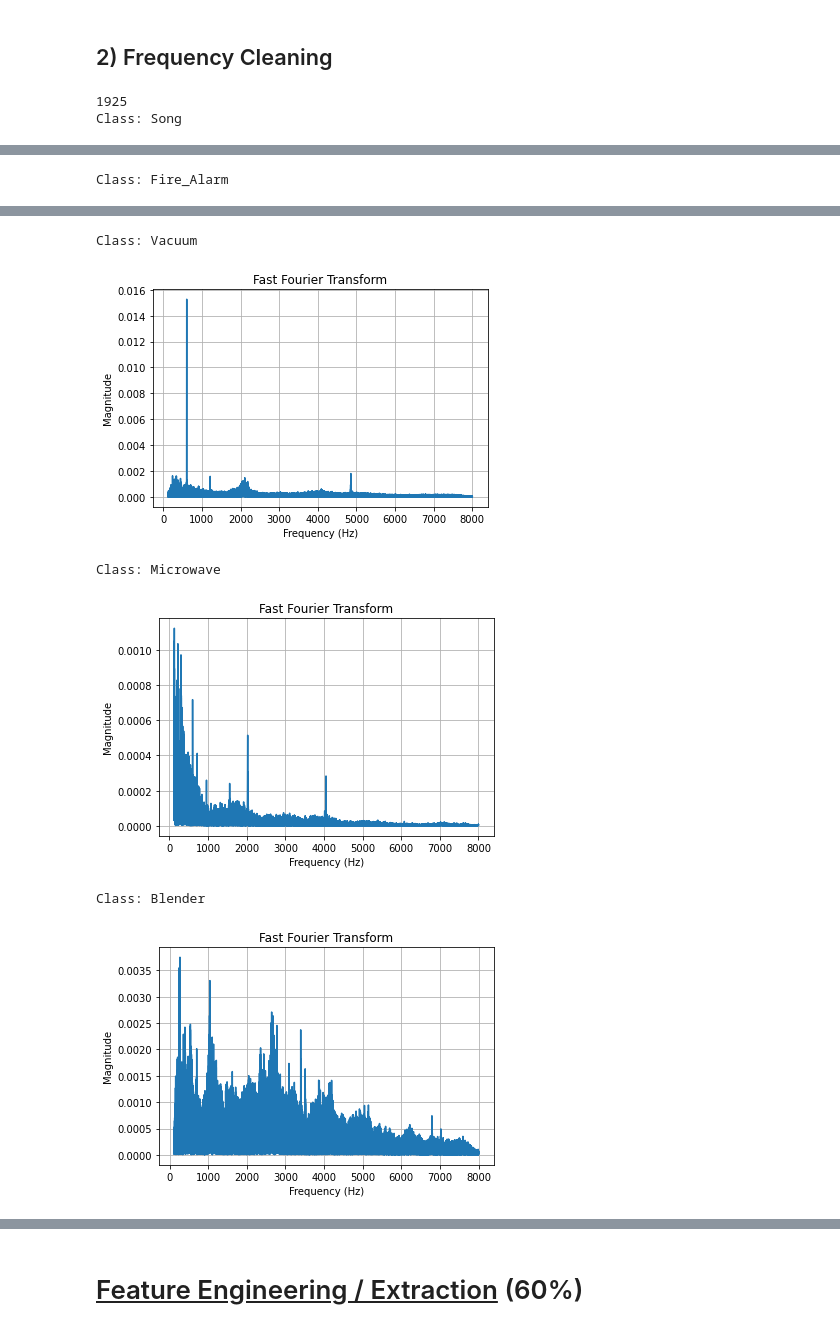
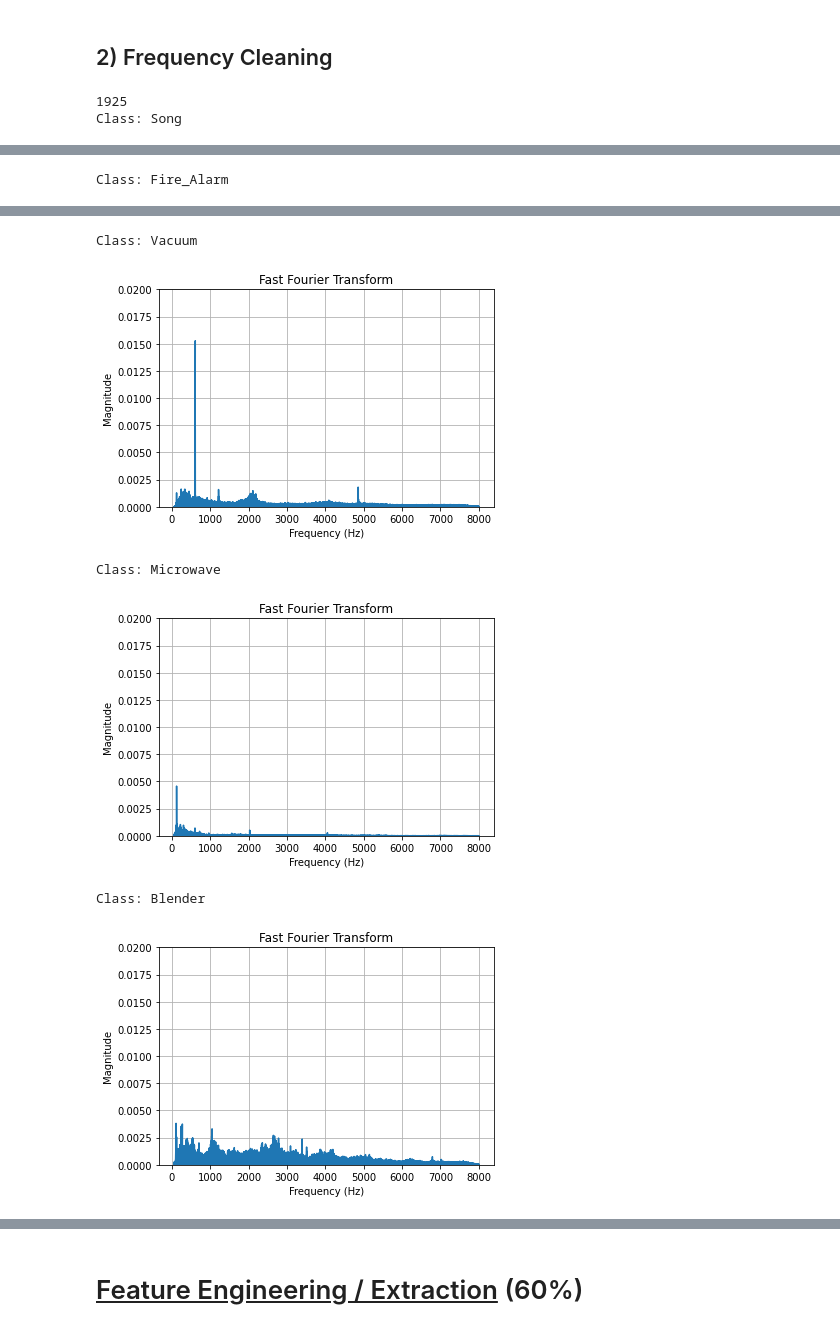
Before and after one commit to mickidymick/machine_learning, a Jupyter notebook: Assignment_2/Main_Notebook.ipynb, the cells around one changed output, grey strips where cells are left out. Drawn from its saved outputs; the diff is of its cells as text; code cells hidden in the pictures.

```diff
--- a/Assignment_2/Main_Notebook.ipynb
+++ b/Assignment_2/Main_Notebook.ipynb
@@ -51,6 +51,7 @@ class File:
         self.bin_windows             = []
         self.domain_spec_f           = []
         self.domain_spec_f_windows   = []
+        self.window_l                = []
 
         self.print_file(0)
 
@@ -118,11 +119,18 @@ class File:
 
             self.domain_spec_f.append(avg_l)
 
+    # normalize the yf data
+    def normalize(self):
+        for file in trange(self.num_files):
+            max_num = max(self.yf[file])
+            self.yf[file] = [(x / max_num) for x in self.yf[file]]
+
     # create a list of domain-specifc features for this class
     def create_windowed_domain_spec_f(self, freqs):
         self.domain_spec_f_windows = []
         window_size      = int(len(self.samples[0]) * self.window_size)
         move_window      = int(len(self.samples[0]) * (self.window_size * self.window_overlap))
+        self.window_l    = []
 
         for file in trange(self.num_files):
             begin = 0
@@ -136,6 +144,10 @@ class File:
                     end = len(self.samples[0])-1
 
                 xf, yf = self.fft_method(file, begin, end)
+                self.window_l.append((begin, end))
+
+                max_num = max(yf)
+                yf = [(x / max_num) for x in yf]
 
                 avg_l = []
                 for one in freqs:
@@ -214,6 +226,7 @@ class File:
         plt.title("Fast Fourier Transform")
         plt.plot(self.xf[num], self.yf[num])
         plt.grid()
+        plt.ylim([0,0.02])
         plt.xlabel("Frequency (Hz)")
         plt.ylabel("Magnitude")
         plt.show()
@@ -224,6 +237,7 @@ class File:
         plt.title("Wave Form")
         librosa.display.waveshow(self.samples[num], sr=self.sampling_rate)
         plt.xlabel("Time (seconds)")
+        plt.ylim([-1,1])
         plt.ylabel("Amplitude")
         plt.show()
 
@@ -233,6 +247,7 @@ class File:
         plt.title("Bins")
         plt.xlabel("Bin Index")
         plt.ylabel("Count")
+        plt.ylim([0,40000])
         plt.bar(range(0, self.num_bins), self.bins[num])
         plt.show()
 
@@ -242,6 +257,7 @@ class File:
         plt.title("Bins")
         plt.xlabel("Bin Index")
         plt.ylabel("Count")
+        plt.ylim([0,1])
         plt.bar(range(0, len(self.bin_windows[num])), self.bin_windows[num])
         plt.show()
 
@@ -456,30 +472,34 @@ for one in range(len(control_f.yf[0])):
 
 print(last)
 
-#clean the data of unecisary frequencies
 print("Class: " + song_f.file_type)
-song_f.xf[0] = song_f.xf[0][last:]
-song_f.yf[0] = song_f.yf[0][last:]
+for file in trange(song_f.num_files):
+    song_f.xf[file] = song_f.xf[file][last:]
+    song_f.yf[file] = song_f.yf[file][last:]
 song_f.graph_fft(0)
 
 print("Class: " + fire_alarm_f.file_type)
-fire_alarm_f.xf[0] = fire_alarm_f.xf[0][last:]
-fire_alarm_f.yf[0] = fire_alarm_f.yf[0][last:]
+for file in trange(fire_alarm_f.num_files):
+    fire_alarm_f.xf[file] = fire_alarm_f.xf[file][last:]
+    fire_alarm_f.yf[file] = fire_alarm_f.yf[file][last:]
 fire_alarm_f.graph_fft(0)
 
 print("Class: " + vacuum_f.file_type)
-vacuum_f.xf[0] = vacuum_f.xf[0][last:]
-vacuum_f.yf[0] = vacuum_f.yf[0][last:]
+for file in trange(vacuum_f.num_files):
+    vacuum_f.xf[file] = vacuum_f.xf[file][last:]
+    vacuum_f.yf[file] = vacuum_f.yf[file][last:]
 vacuum_f.graph_fft(0)
 
 print("Class: " + microwave_f.file_type)
-microwave_f.xf[0] = microwave_f.xf[0][last:]
-microwave_f.yf[0] = microwave_f.yf[0][last:]
+for file in trange(microwave_f.num_files):
+    microwave_f.xf[file] = microwave_f.xf[file][last:]
+    microwave_f.yf[file] = microwave_f.yf[file][last:]
 microwave_f.graph_fft(0)
 
 print("Class: " + blender_f.file_type)
-blender_f.xf[0] = blender_f.xf[0][last:]
-blender_f.yf[0] = blender_f.yf[0][last:]
+for file in trange(blender_f.num_files):
+    blender_f.xf[file] = blender_f.xf[file][last:]
+    blender_f.yf[file] = blender_f.yf[file][last:]
 blender_f.graph_fft(0)
 # %% [output]
 1925
@@ -490,6 +510,6 @@ Class: Fire_Alarm
 Class: Vacuum
-[figure, old version]
+[figure, new version]
 Class: Microwave
-[figure, old version]
+[figure, new version]
 Class: Blender
-[figure, old version]
+[figure, new version]
```
Also changed, not shown: parts of 21 cells of this notebook, 9 other files.
